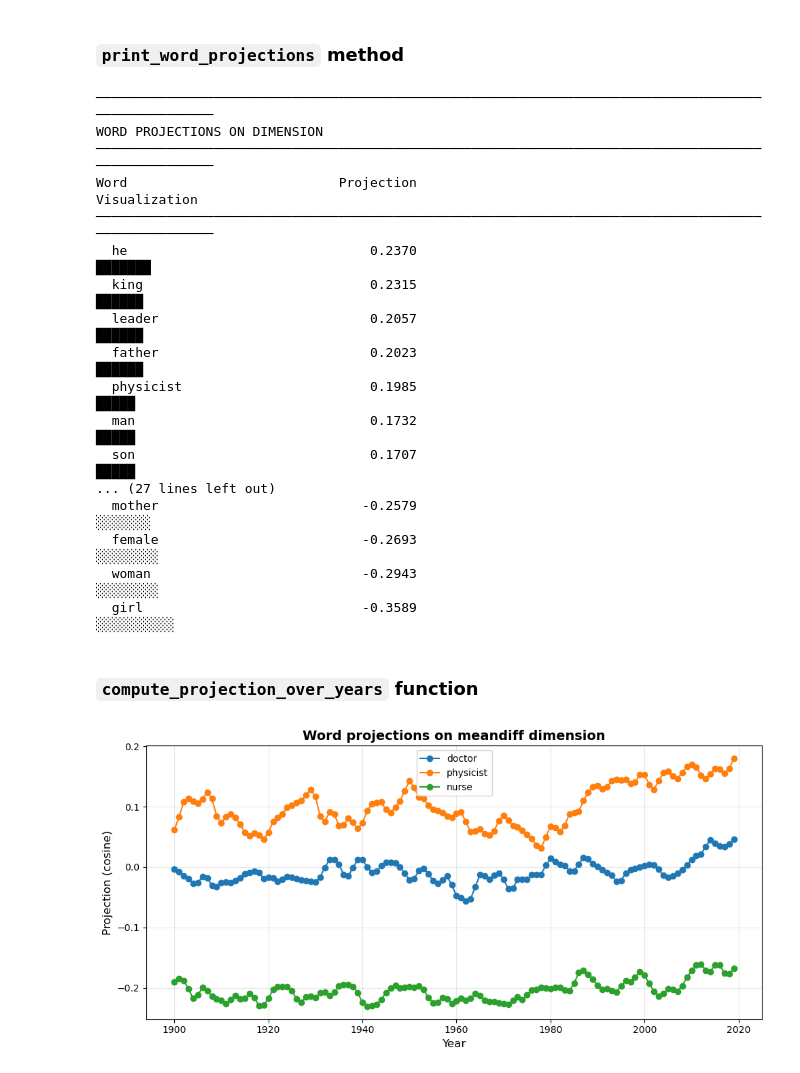
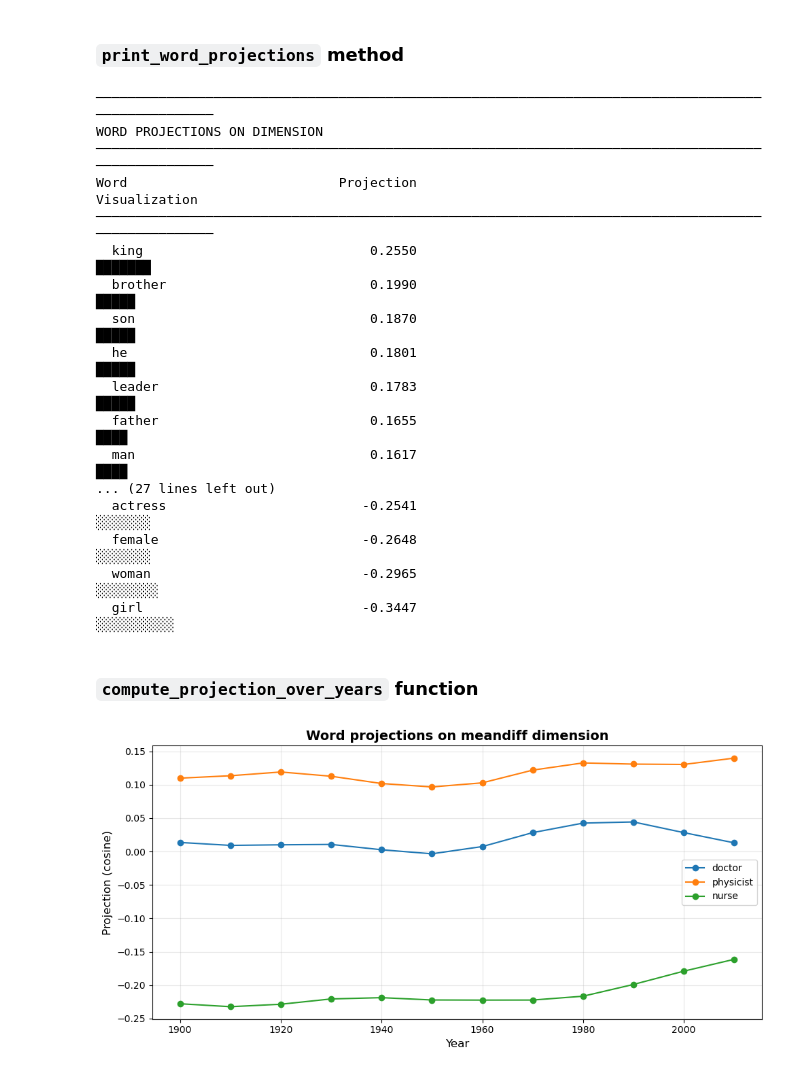
Before and after one commit to eric-d-knowles/ngram-prep, a Jupyter notebook: notebooks/ngram_change_analysis_workflow.ipynb, the cells around one changed output. Saved outputs shown, nothing was run; the diff lists cells and outputs as text; code cells hidden in the pictures.

```diff
--- a/notebooks/ngram_change_analysis_workflow.ipynb
+++ b/notebooks/ngram_change_analysis_workflow.ipynb
@@ -294,8 +302,8 @@ Loading range:                         0.3397
 # %% [markdown]
 ### `print_word_projections` method
 # %%
-year = 2019
-model = W2VModel(f'{model_path}/w2v_y{year}_wbdoc_freq_vs300_w004_mc001_sg1_e010.kv')
+year = 2010
+model = W2VModel(f'{model_path}/w2v_y{year}_wbnone_vs300_w004_mc001_sg1_e010.kv')
 
 gender_contrasts = [
     ('she', 'he'),
@@ -335,54 +343,54 @@ WORD PROJECTIONS ON DIMENSION
 ────────────────────────────────────────────────────────────────────────────────────────────────────
 Word                           Projection                                           Visualization
 ────────────────────────────────────────────────────────────────────────────────────────────────────
-  he                               0.2370                                             ███████
-  king                             0.2315                                              ██████
-  leader                           0.2057                                              ██████
-  father                           0.2023                                              ██████
-  physicist                        0.1985                                               █████
-  man                              0.1732                                               █████
-  son                              0.1707                                               █████
+  king                             0.2550                                             ███████
+  brother                          0.1990                                               █████
+  son                              0.1870                                               █████
+  he                               0.1801                                               █████
+  leader                           0.1783                                               █████
+  father                           0.1655                                                ████
+  man                              0.1617                                                ████
 ... (27 lines left out)
-  mother                          -0.2579                                             ░░░░░░░
-  female                          -0.2693                                            ░░░░░░░░
-  woman                           -0.2943                                            ░░░░░░░░
-  girl                            -0.3589                                          ░░░░░░░░░░
+  actress                         -0.2541                                             ░░░░░░░
+  female                          -0.2648                                             ░░░░░░░
+  woman                           -0.2965                                            ░░░░░░░░
+  girl                            -0.3447                                          ░░░░░░░░░░
 # %% [markdown]
 ### `compute_projection_over_years` function
 # %%
 gender_contrasts = [
     ('she', 'he'),
     ('her', 'him'),
     ('hers', 'his'),
     ('herself', 'himself'),
     ('woman', 'man'),
     ('women', 'men'),
     ('female', 'male'),
     ('girl', 'boy'),
     ('girls', 'boys'),
     ('mother', 'father'),
     ('mothers', 'fathers'),
     ('daughter', 'son'),
     ('daughters', 'sons'),
     ('sister', 'brother'),
     ('sisters', 'brothers')
 ]
 
 result = compute_projection_over_years(
     model_dir=f"{model_path}",
     token_contrasts=gender_contrasts,
     test_words=['doctor', 'physicist', 'nurse'],
     start_year=1900,
-    end_year=2019,
-    year_step=1,
+    end_year=2010,
+    year_step=10,
     method='meandiff',
     ensure_sign_positive=True,
     smooth=True,
     sigma=1,
     verbose=False
 )
 # %% [output]
-[figure, old version]
+[figure, new version]
 # %%
 gender_contrasts = [
     ('she', 'he'),
```
Also changed, not shown: parts of 15 cells of this notebook, 13 other files.
